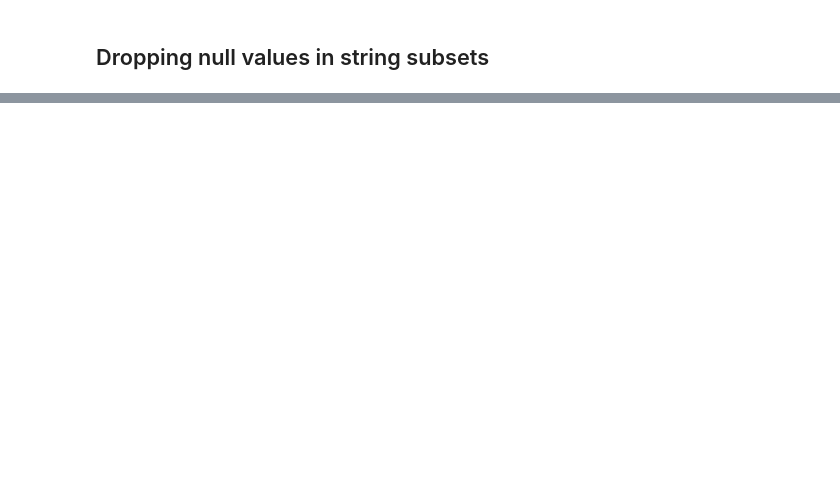
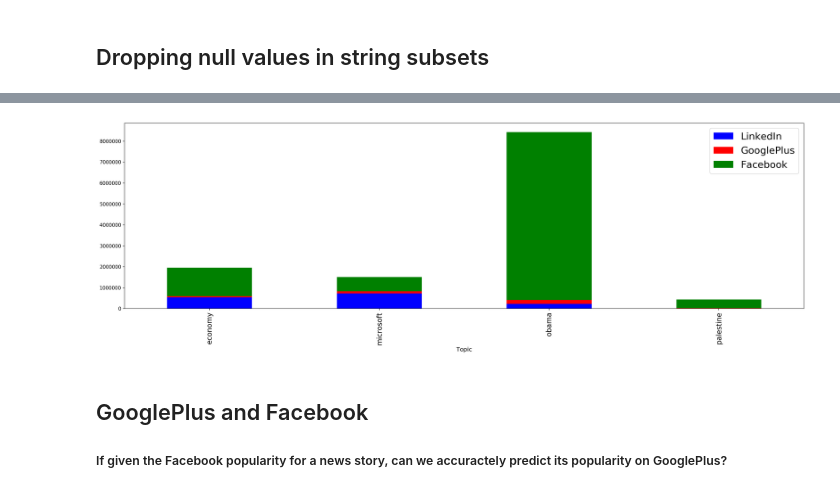
Before and after one commit to andrea5972/ML_classification, a Jupyter notebook: Regression/SocialNews-V1.ipynb, the cells around one changed output, grey strips where cells are left out. Saved outputs shown, nothing was run; the diff lists cells and outputs as text; code cells hidden in the pictures; blank space fills up the shorter version.

```diff
--- a/Regression/SocialNews-V1.ipynb
+++ b/Regression/SocialNews-V1.ipynb
@@ -71,5 +89,4 @@ dtype: int64
 # %% [markdown]
 ## Dropping null values in string subsets
 # %%
-data = data.dropna(subset=['Headline'])
-data = data.dropna(subset=['Source'])
+data = data.dropna(subset=['Headline', 'Source'], how='any')
@@ -90,0 +124,11 @@ dtype: int64
+# %%
+#Bar graph exploring which Topics have the most popularity on the three different social media platforms.
+
+data.groupby('Topic').agg('sum')[['LinkedIn','GooglePlus', 'Facebook']].plot(kind='bar', figsize=(25, 7),
+                                                          stacked=True, color=['b', 'r', 'g']);
+# %% [output]
+[figure, added]
+# %% [markdown]
+## GooglePlus and Facebook
+
+##### If given the Facebook popularity for a news story, can we accuractely predict its popularity on GooglePlus?
```
Also changed, not shown: parts of 31 cells of this notebook.
